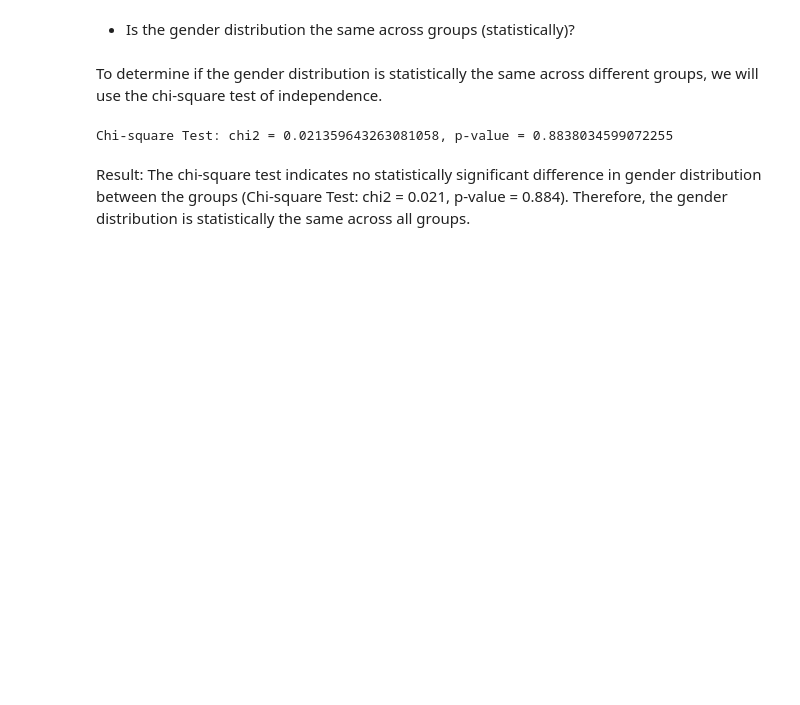
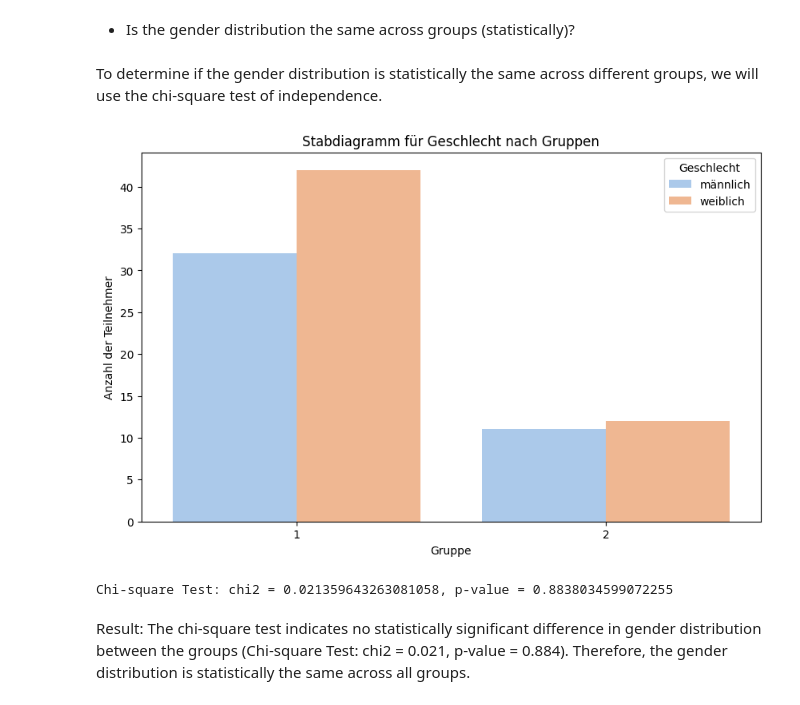
Before and after one commit to AbdallahAbou/Advanced_Statistical_Analysis, a Jupyter notebook: notebooks/statistical_study_notebook.ipynb, the cells around one changed output. Cells and saved outputs as stored; diff of their text form; code cells hidden in the pictures; blank space fills up the shorter version.

```diff
--- a/notebooks/statistical_study_notebook.ipynb
+++ b/notebooks/statistical_study_notebook.ipynb
@@ -355,11 +373,21 @@ To determine if the gender distribution is statistically the same across differe
 # %%
 # Create a contingency table for the chi-square test
 contingency_table = pd.crosstab(df_clean['Geschlecht'], df_clean['Gruppe'])
 
+# Visual Inspection: Bar Chart
+plt.figure(figsize=(10, 6))
+sns.countplot(x='Gruppe', hue='Geschlecht', data=df_clean, palette='pastel')
+plt.title('Stabdiagramm für Geschlecht nach Gruppen')
+plt.xlabel('Gruppe')
+plt.ylabel('Anzahl der Teilnehmer')
+plt.legend(title='Geschlecht')
+plt.show()
+
 # Chi-square Test of Independence
 chi2, p, dof, expected = stats.chi2_contingency(contingency_table)
 print(f'Chi-square Test: chi2 = {chi2}, p-value = {p}')
 # %% [output]
+[figure, added]
 Chi-square Test: chi2 = 0.021359643263081058, p-value = 0.8838034599072255
 # %% [markdown]
 Result:
```
Also changed, not shown: parts of 1 cell of this notebook.
